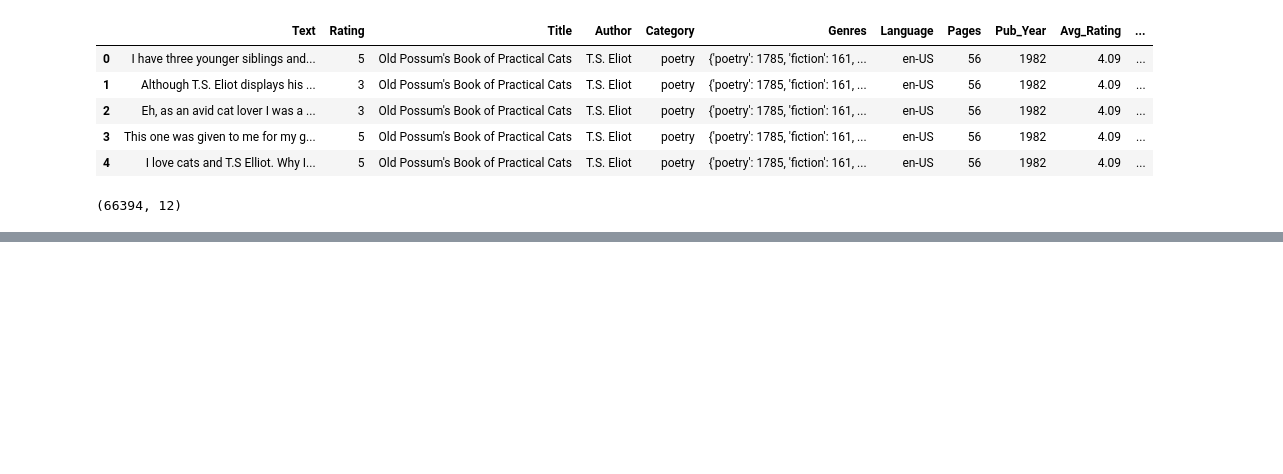
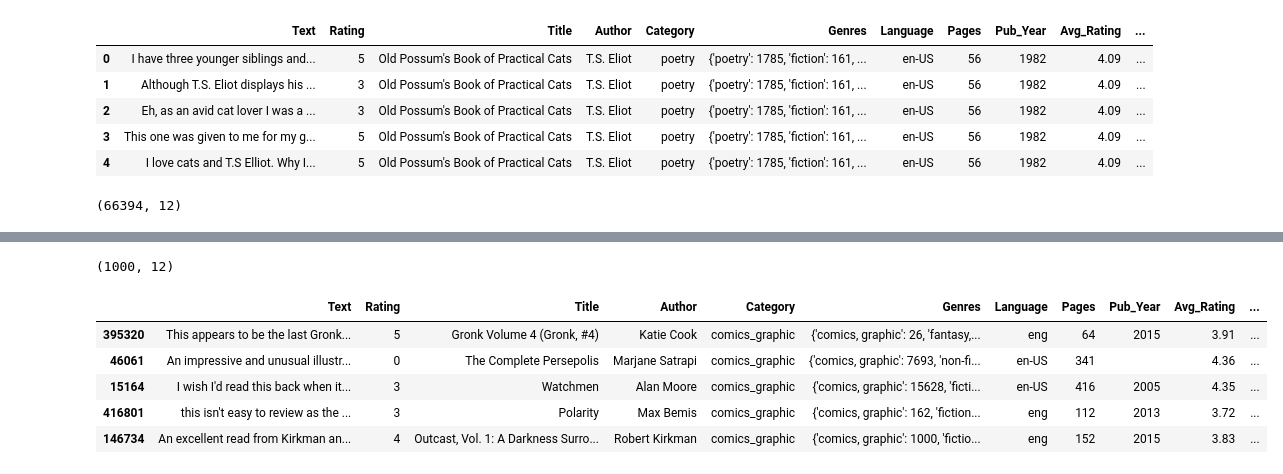
Before and after one commit to Data-Science-for-Linguists-2023/Goodreads-Genre-Reviews-Analysis, a Jupyter notebook: Data_Exploration.ipynb, the cells around one changed output, grey strips where cells are left out. Drawn from its saved outputs; the diff is of its cells as text; code cells hidden in the pictures; blank space fills up the shorter version.

```diff
--- a/Data_Exploration.ipynb
+++ b/Data_Exploration.ipynb
@@ -758,0 +971,12 @@ poetry_short.shape
+# %%
+comics_sample = comics_short.sample(1000)
+print(comics_sample.shape)
+comics_sample.head()
+# %% [output]
+(1000, 12)
+|  | Text | Rating | Title | Author | Category | Genres | Language | Pages | Pub_Year | Avg_Rating | ... |
+| 395320 | This appears to be the last Gronk... | 5 | Gronk Volume 4 (Gronk, #4) | Katie Cook | comics_graphic | {'comics, graphic': 26, 'fantasy,... | eng | 64 | 2015 | 3.91 | ... |
+| 46061 | An impressive and unusual illustr... | 0 | The Complete Persepolis | Marjane Satrapi | comics_graphic | {'comics, graphic': 7693, 'non-fi... | en-US | 341 |  | 4.36 | ... |
+| 15164 | I wish I'd read this back when it... | 3 | Watchmen | Alan Moore | comics_graphic | {'comics, graphic': 15628, 'ficti... | en-US | 416 | 2005 | 4.35 | ... |
+| 416801 | this isn't easy to review as the ... | 3 | Polarity | Max Bemis | comics_graphic | {'comics, graphic': 162, 'fiction... | eng | 112 | 2013 | 3.72 | ... |
+| 146734 | An excellent read from Kirkman an... | 4 | Outcast, Vol. 1: A Darkness Surro... | Robert Kirkman | comics_graphic | {'comics, graphic': 1000, 'fictio... | eng | 152 | 2015 | 3.83 | ... |
```
Also changed, not shown: parts of 175 cells of this notebook.
